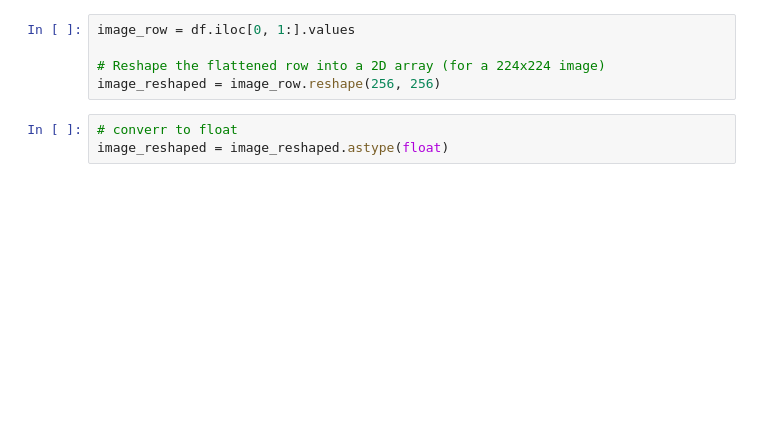
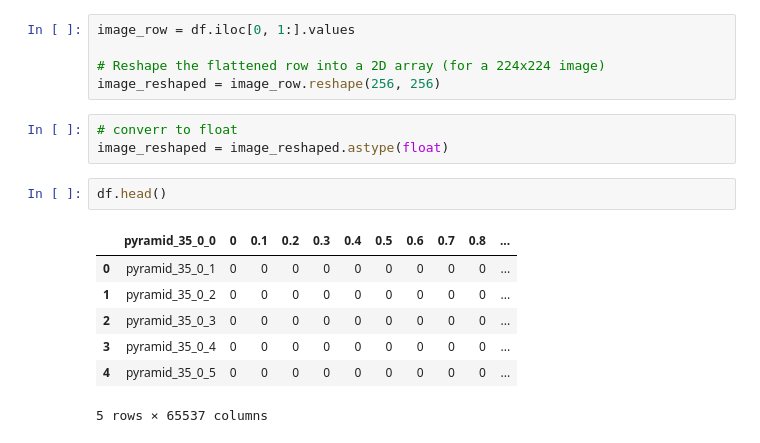
Before and after one commit to MichaelTheFear/VIS-3D-ZIP, a Jupyter notebook: geometry-classifier/tests.ipynb, the cells around one changed output. Cells and saved outputs as stored; diff of their text form; blank space fills up the shorter version.

```diff
--- a/geometry-classifier/tests.ipynb
+++ b/geometry-classifier/tests.ipynb
@@ -13,3 +18,13 @@ image_reshaped = image_row.reshape(256, 256)
 # %%
 # converr to float
 image_reshaped = image_reshaped.astype(float)
+# %%
+df.head()
+# %% [output]
+|  | pyramid_35_0_0 | 0 | 0.1 | 0.2 | 0.3 | 0.4 | 0.5 | 0.6 | 0.7 | 0.8 | ... |
+| 0 | pyramid_35_0_1 | 0 | 0 | 0 | 0 | 0 | 0 | 0 | 0 | 0 | ... |
+| 1 | pyramid_35_0_2 | 0 | 0 | 0 | 0 | 0 | 0 | 0 | 0 | 0 | ... |
+| 2 | pyramid_35_0_3 | 0 | 0 | 0 | 0 | 0 | 0 | 0 | 0 | 0 | ... |
+| 3 | pyramid_35_0_4 | 0 | 0 | 0 | 0 | 0 | 0 | 0 | 0 | 0 | ... |
+| 4 | pyramid_35_0_5 | 0 | 0 | 0 | 0 | 0 | 0 | 0 | 0 | 0 | ... |
+5 rows × 65537 columns
```
Also changed, not shown: parts of 11 cells of this notebook, 1 other file.
